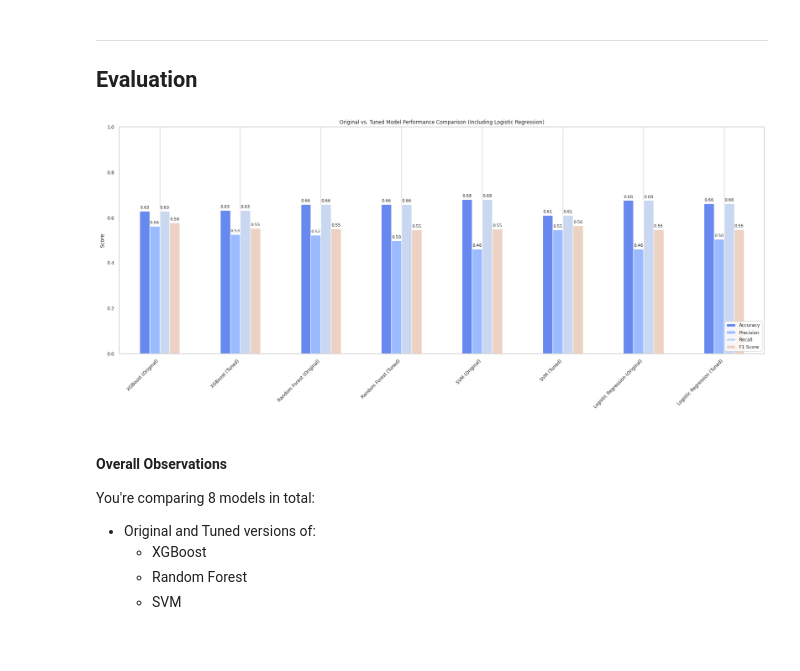
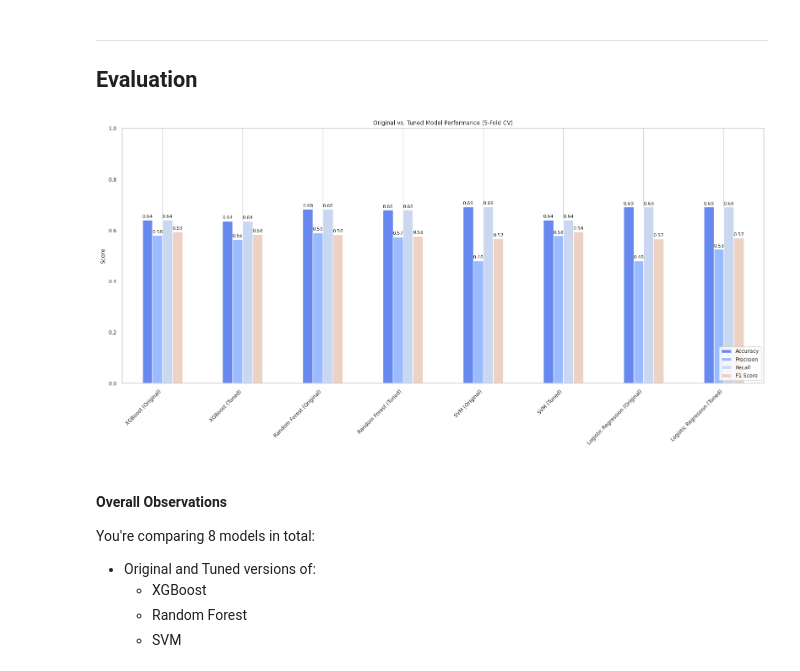
Before and after one commit to gareytwin1/gas-turbine-fault-detection, a Jupyter notebook: gas_turbine_fault_detection.ipynb, the cells around one changed output. Saved outputs shown, nothing was run; the diff lists cells and outputs as text; code cells hidden in the pictures; blank space fills up the shorter version.

Commit message:
Implement k-fold cross validation

```diff
--- a/gas_turbine_fault_detection.ipynb
+++ b/gas_turbine_fault_detection.ipynb
@@ -966,20 +970,18 @@ summary_df = pd.DataFrame({
     for model, metrics in results.items()
 }).T
 
-# Plot comparison
+# Plot grouped bar chart
 ax = summary_df.plot(kind='bar', figsize=(12, 6), legend=True)
-plt.title("Model Performance Comparison")
+plt.title("Model Performance Comparison (Original Models)")
 plt.ylabel("Score")
 plt.ylim(0, 1)
 plt.xticks(rotation=45)
+plt.grid(axis='y')
 plt.legend(loc='lower right')
-plt.grid(axis='y')
 
-# Add values on top of the bars
-for p in ax.patches:
-    ax.annotate(f'{p.get_height():.2f}',
-                (p.get_x() + p.get_width() / 2., p.get_height()),
-                ha='center', va='bottom', fontsize=10)
+# Add value labels on top of each bar
+for container in ax.containers:
+    ax.bar_label(container, fmt='%.2f', label_type='edge', fontsize=9, padding=2)
 
 plt.tight_layout()
 plt.show()
@@ -1142,49 +1158,48 @@ weighted avg       0.50      0.66      0.55       278
 
 ## Evaluation
 # %%
-# Define all models: original + tuned
+# Define all models (original + tuned)
 all_models = {
     "XGBoost (Original)": XGBClassifier(eval_metric='logloss'),
     "XGBoost (Tuned)": best_xgb,
     "Random Forest (Original)": RandomForestClassifier(random_state=42),
     "Random Forest (Tuned)": best_rf,
     "SVM (Original)": SVC(),
     "SVM (Tuned)": best_svm,
     "Logistic Regression (Original)": LogisticRegression(max_iter=1000),
     "Logistic Regression (Tuned)": best_logreg
 }
 
-# Evaluate models
-all_scores = {}
+# Convert to DataFrame
+df_results = pd.DataFrame(results).T
 
-for name, model in all_models.items():
-    model.fit(X_train, y_train)
-    y_pred = model.predict(X_test)
-    all_scores[name] = {
-        "Accuracy": accuracy_score(y_test, y_pred),
-        "Precision": precision_score(y_test, y_pred, average='weighted', zero_division=0),
-        "Recall": recall_score(y_test, y_pred, average='weighted', zero_division=0),
-        "F1 Score": f1_score(y_test, y_pred, average='weighted', zero_division=0)
+df_results = pd.DataFrame({
+    model: {
+        "Accuracy": metrics["Accuracy"],
+        "Precision": metrics["Precision"],
+        "Recall": metrics["Recall"],
+        "F1 Score": metrics["F1 Score"]
     }
+    for model, metrics in results.items()
+}).T
 
 # Plot
-scores_df = pd.DataFrame(all_scores).T
-ax = scores_df.plot(kind='bar', figsize=(18, 8))
-plt.title("Original vs. Tuned Model Performance Comparison (Including Logistic Regression)")
+ax = df_results.plot(kind='bar', figsize=(16, 8))
+plt.title("Original vs. Tuned Model Performance (5-Fold CV)")
 plt.ylabel("Score")
 plt.ylim(0, 1)
 plt.xticks(rotation=45, ha='right')
+plt.grid(axis='y')
 plt.legend(loc='lower right')
-plt.grid(axis='y')
 plt.tight_layout()
 
-# Add value labels on bars
+# Add value labels
 for container in ax.containers:
-    ax.bar_label(container, fmt='%.2f', label_type='edge', fontsize=8, padding=3)
+    ax.bar_label(container, fmt='%.2f', label_type='edge', fontsize=8, padding=2)
 
 plt.show()
 # %% [output]
-[figure, old version]
+[figure, new version]
 # %% [markdown]
 #### **Overall Observations**
 
```
Also changed, not shown: parts of 13 cells of this notebook.
